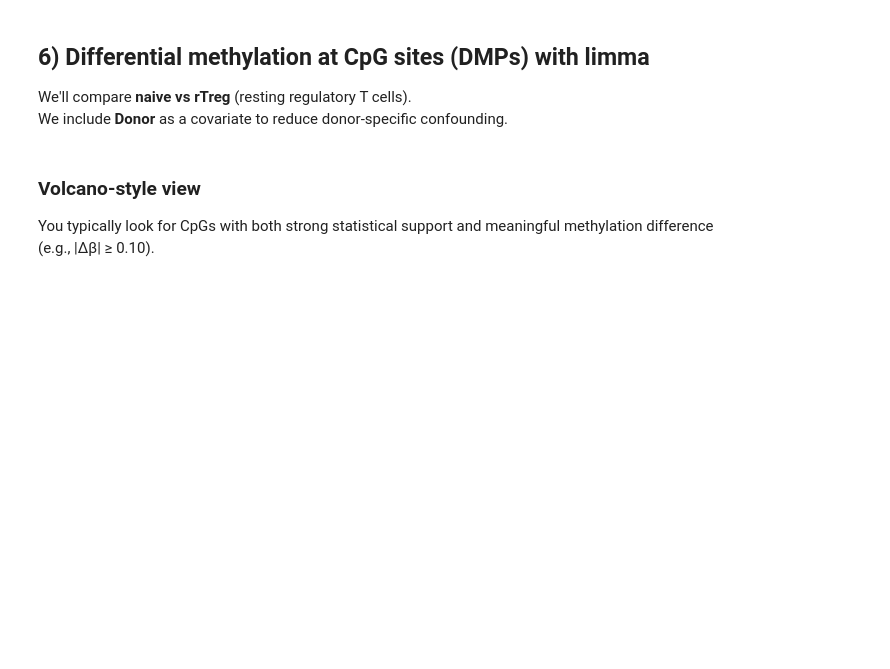
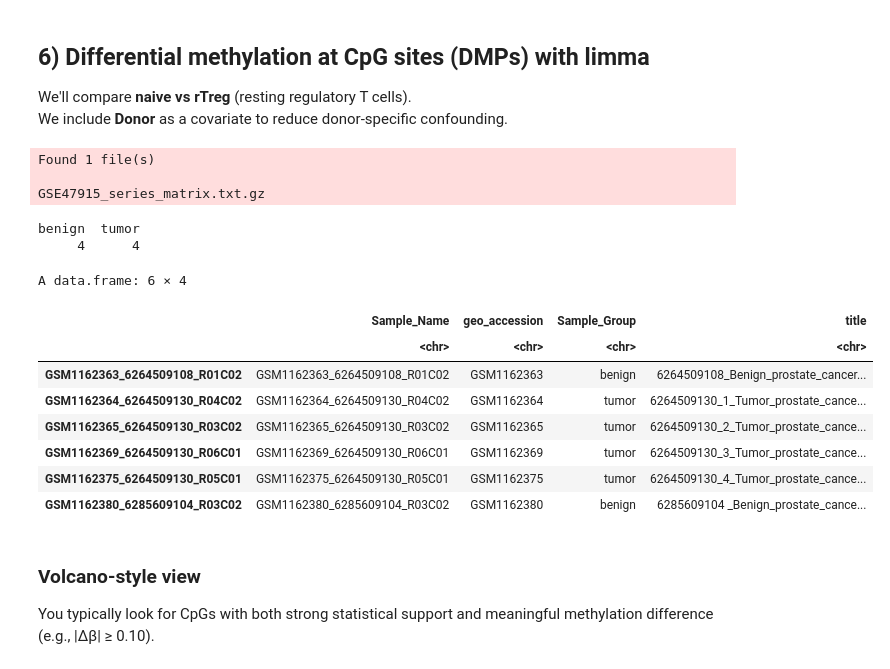
Before and after one commit to meshik/bioinformatics-code-hub, a Jupyter notebook: epigenomics/dna_methylation/r.ipynb, the cells around one changed output. Saved outputs shown, nothing was run; the diff lists cells and outputs as text; code cells hidden in the pictures; blank space fills up the shorter version.

```diff
--- a/epigenomics/dna_methylation/r.ipynb
+++ b/epigenomics/dna_methylation/r.ipynb
@@ -245,37 +246,53 @@ mvals_f <- getM(gSet_f)
 We'll compare **naive vs rTreg** (resting regulatory T cells).
 We include **Donor** as a covariate to reduce donor-specific confounding.
 # %%
-# Subset to the main biological comparison
-pheno <- pData(gSet_f)
-keep_samples <- pheno$Sample_Group %in% c("naive", "rTreg")
-gSet_sub <- gSet_f[, keep_samples]
+library(GEOquery)
+library(SummarizedExperiment)
+library(S4Vectors)
 
-pheno_sub <- pData(gSet_sub)
-pheno_sub$Sample_Group <- factor(pheno_sub$Sample_Group, levels = c("naive", "rTreg"))
-pheno_sub$Donor <- factor(pheno_sub$Donor)
+# 1) Fetch GEO sample metadata (GSM titles include "Benign" / "Tumor")
+gse <- getGEO("GSE47915", GSEMatrix = TRUE)
+gsm_pd <- pData(gse[[1]])  # GEOquery returns an ExpressionSet here
 
-m_sub <- getM(gSet_sub)
-beta_sub <- getBeta(gSet_sub)
+meta <- data.frame(
+  geo_accession = gsm_pd$geo_accession,
+  title = gsm_pd$title,
+  stringsAsFactors = FALSE
+)
 
-design <- model.matrix(~ 0 + Sample_Group + Donor, data = pheno_sub)
-colnames(design) <- make.names(colnames(design))
+meta$Sample_Group <- ifelse(
+  grepl("benign", meta$title, ignore.case = TRUE), "benign",
+  ifelse(grepl("tumor", meta$title, ignore.case = TRUE), "tumor", NA)
+)
 
-# Contrast: rTreg - naive
-cont <- makeContrasts(Sample_GrouprTreg - Sample_Groupnaive, levels = design)
+# 2) Join onto your minfi object metadata via GSM ID (prefix of Sample_Name)
+cd <- as.data.frame(colData(gSet_f))
+cd$geo_accession <- sub("_.*$", "", cd$Sample_Name)
 
-fit <- lmFit(m_sub, design)
-fit2 <- contrasts.fit(fit, cont)
-fit2 <- eBayes(fit2)
+m <- meta[match(cd$geo_accession, meta$geo_accession), c("title", "Sample_Group")]
+cd$title <- m$title
+cd$Sample_Group <- m$Sample_Group
 
-dmp <- topTable(fit2, number = Inf, sort.by = "P", adjust.method = "BH")
+colData(gSet_f) <- DataFrame(cd, row.names = rownames(cd))
 
-# Effect size: delta-beta (more interpretable than M-values)
-dmp$delta_beta <- rowMeans(beta_sub[, pheno_sub$Sample_Group == "rTreg", drop = FALSE]) -
-                  rowMeans(beta_sub[, pheno_sub$Sample_Group == "naive", drop = FALSE])
-
-# Summary
-table(dmp$adj.P.Val < 0.05)
-head(dmp[, c("logFC", "P.Value", "adj.P.Val", "delta_beta")])
+# Sanity check
+table(colData(gSet_f)$Sample_Group, useNA = "ifany")
+head(as.data.frame(colData(gSet_f))[, c("Sample_Name", "geo_accession", "Sample_Group", "title")])
+# %% [output]
+Found 1 file(s)
+
+GSE47915_series_matrix.txt.gz
+benign  tumor
+     4      4
+A data.frame: 6 × 4
+|  | Sample_Name | geo_accession | Sample_Group | title |
+|  | <chr> | <chr> | <chr> | <chr> |
+| GSM1162363_6264509108_R01C02 | GSM1162363_6264509108_R01C02 | GSM1162363 | benign | 6264509108_Benign_prostate_cancer... |
+| GSM1162364_6264509130_R04C02 | GSM1162364_6264509130_R04C02 | GSM1162364 | tumor | 6264509130_1_Tumor_prostate_cance... |
+| GSM1162365_6264509130_R03C02 | GSM1162365_6264509130_R03C02 | GSM1162365 | tumor | 6264509130_2_Tumor_prostate_cance... |
+| GSM1162369_6264509130_R06C01 | GSM1162369_6264509130_R06C01 | GSM1162369 | tumor | 6264509130_3_Tumor_prostate_cance... |
+| GSM1162375_6264509130_R05C01 | GSM1162375_6264509130_R05C01 | GSM1162375 | tumor | 6264509130_4_Tumor_prostate_cance... |
+| GSM1162380_6285609104_R03C02 | GSM1162380_6285609104_R03C02 | GSM1162380 | benign | 6285609104 _Benign_prostate_cance... |
 # %% [markdown]
 ### Volcano-style view
 
```
Also changed, not shown: parts of 8 cells of this notebook.
